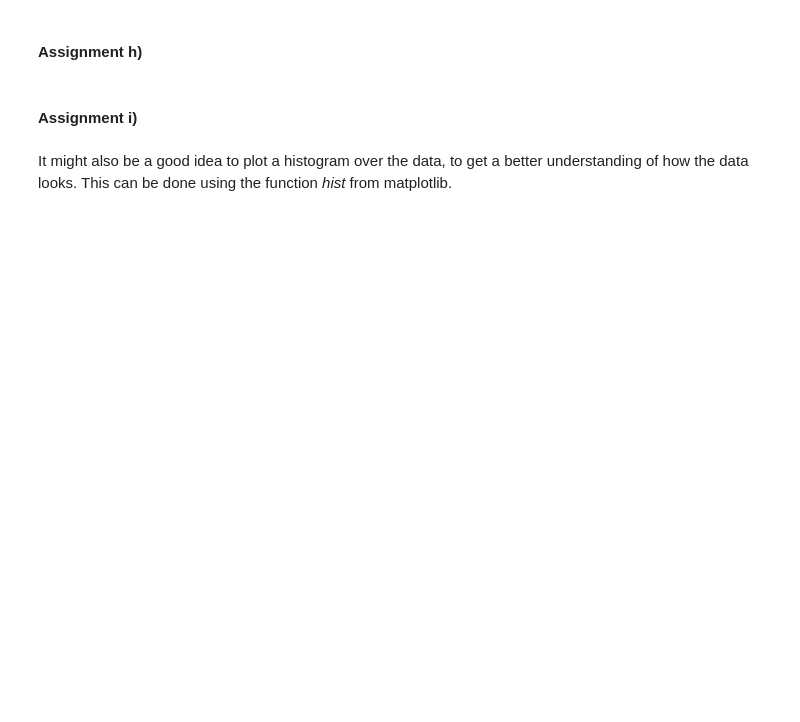
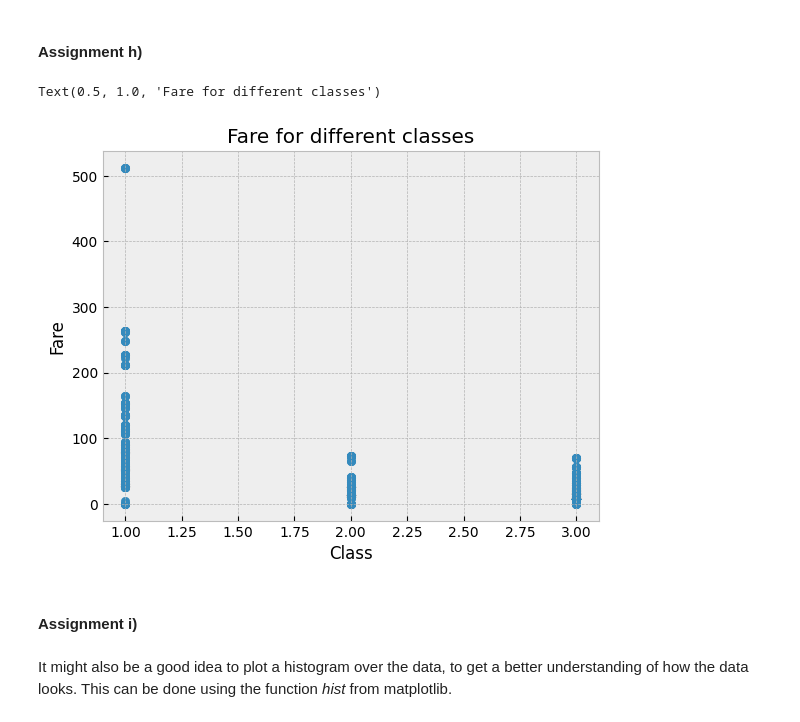
Before and after one commit to FolkeHilding/IntroML, a Jupyter notebook: Assignments/Practical/PracticalNotebook2.ipynb, the cells around one changed output. Drawn from its saved outputs; the diff is of its cells as text; code cells hidden in the pictures; blank space fills up the shorter version.

```diff
--- a/Assignments/Practical/PracticalNotebook2.ipynb
+++ b/Assignments/Practical/PracticalNotebook2.ipynb
@@ -372,13 +435,17 @@ df = pd.read_csv('titanic.csv')
 # %%
 # ASSIGNMENT:
 # make a scatterplot of the class of ticket in the x axis
 # and the fare on the y axis
 # label the plot and the axes appropriately
 
 # YOUR CODE HERE
-'''
-
-'''
+plt.scatter(df['Pclass'], df['Fare'])
+plt.xlabel('Class')
+plt.ylabel('Fare')
+plt.title('Fare for different classes')
+# %% [output]
+Text(0.5, 1.0, 'Fare for different classes')
+[figure, added]
 # %% [markdown]
 #### Assignment i)
 # %% [markdown]
```
Also changed, not shown: parts of 16 cells of this notebook.
